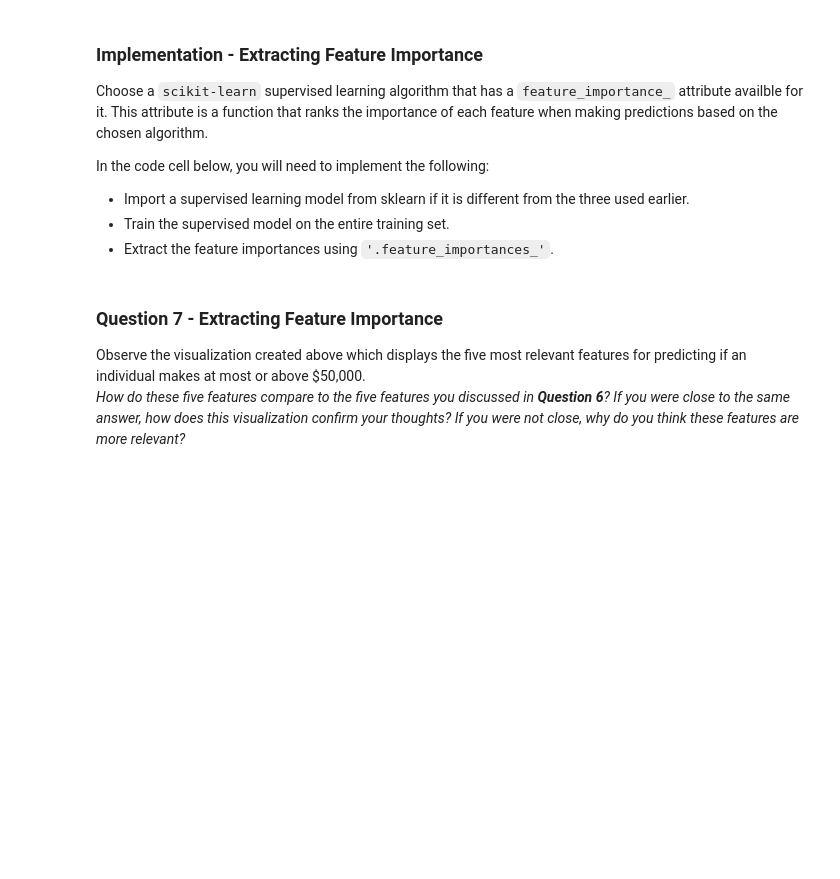
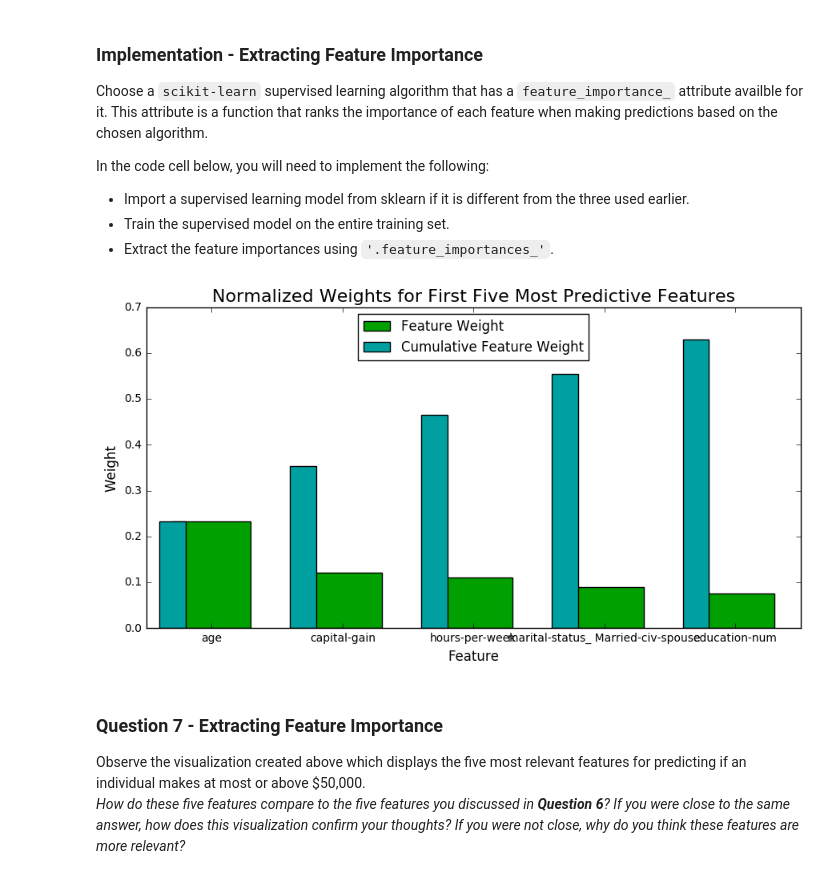
Before and after one commit to nikhils777/machine-learning, a Jupyter notebook: projects/finding_donors/finding_donors.ipynb, the cells around one changed output. Drawn from its saved outputs; the diff is of its cells as text; code cells hidden in the pictures; blank space fills up the shorter version.

```diff
--- a/projects/finding_donors/finding_donors.ipynb
+++ b/projects/finding_donors/finding_donors.ipynb
@@ -445,15 +474,19 @@ In the code cell below, you will need to implement the following:
  - Extract the feature importances using `'.feature_importances_'`.
 # %%
 # TODO: Import a supervised learning model that has 'feature_importances_'
+from sklearn.ensemble import RandomForestClassifier
 
 # TODO: Train the supervised model on the training set
-model = None
+model = RandomForestClassifier(random_state=123)
+model.fit(X_train, y_train)
 
 # TODO: Extract the feature importances
-importances = None
+importances = model.feature_importances_
 
 # Plot
 vs.feature_plot(importances, X_train, y_train)
+# %% [output]
+[figure, added]
 # %% [markdown]
 ### Question 7 - Extracting Feature Importance
 
```
Also changed, not shown: parts of 18 cells of this notebook, 1 other file.
